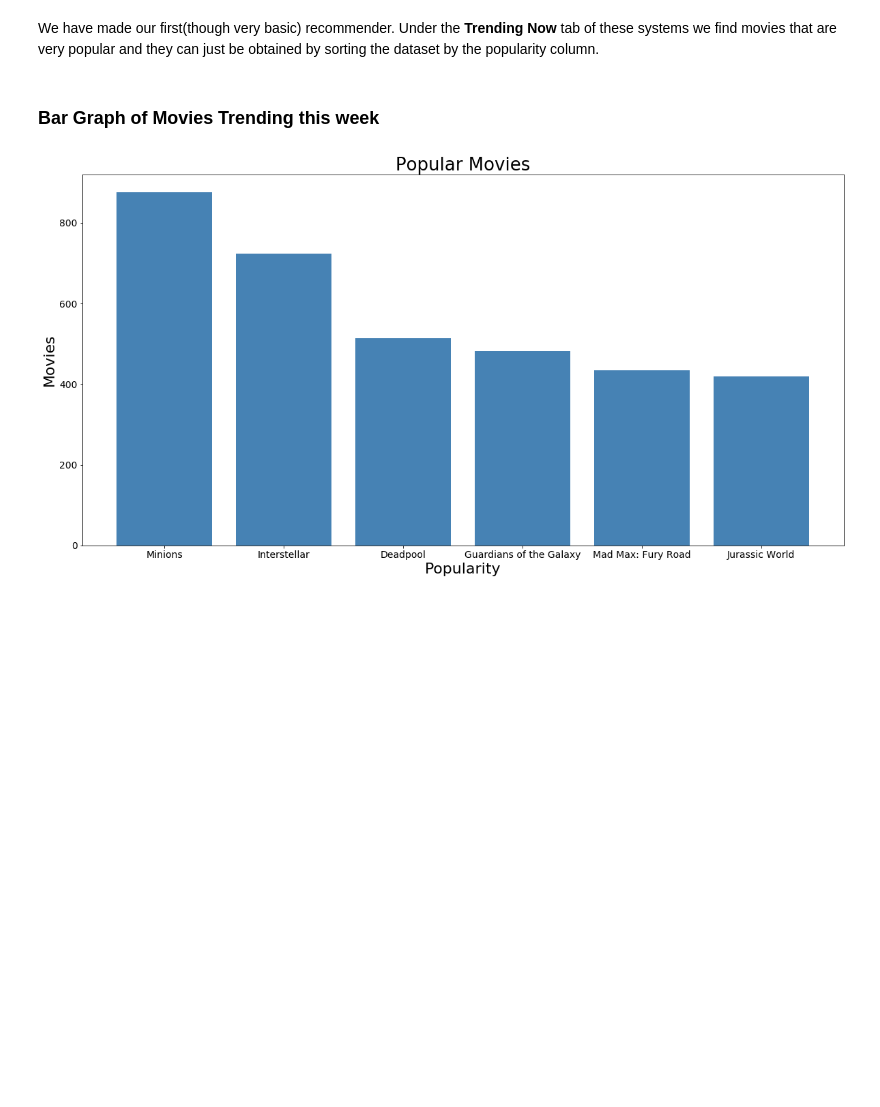
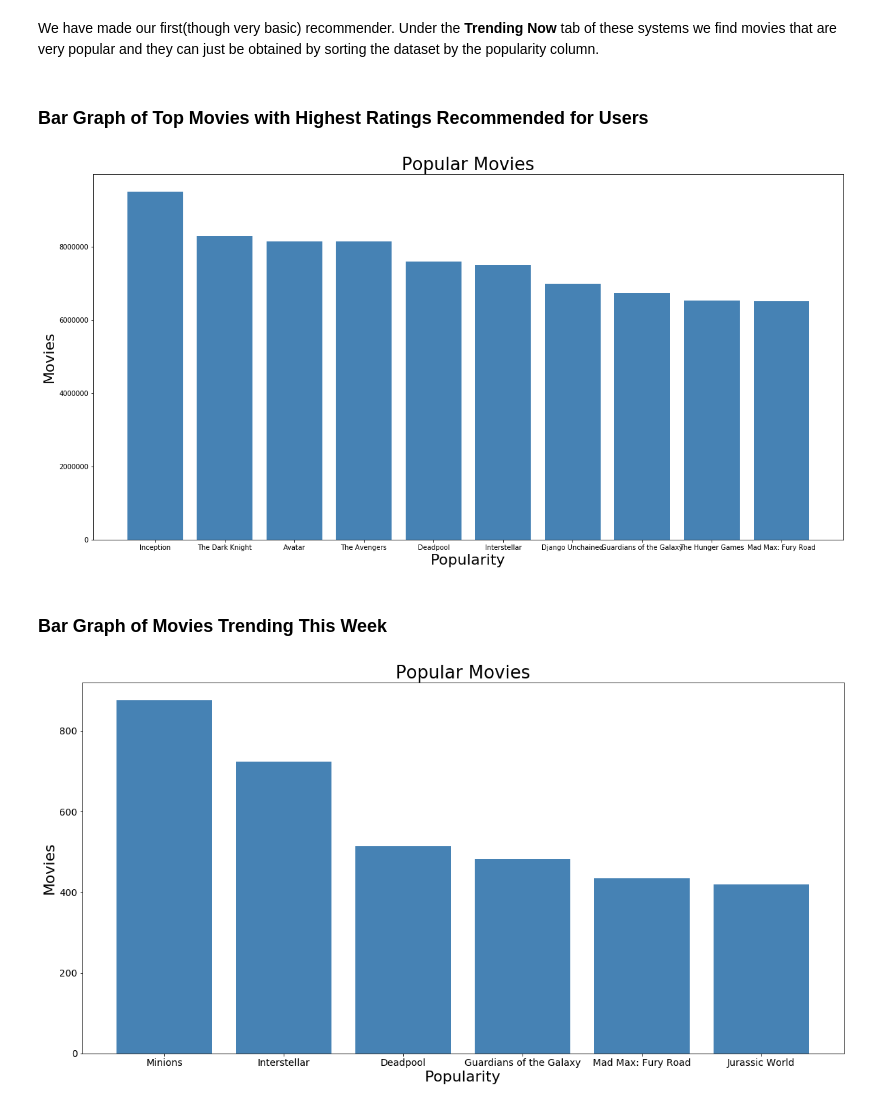
Before and after one commit to vishwasbasotra/Movie-Recommender-Systems, a Jupyter notebook: Demographic Filtering.ipynb, the cells around one changed output. Saved outputs shown, nothing was run; the diff lists cells and outputs as text; code cells hidden in the pictures; blank space fills up the shorter version.

Commit message:
Adding new Bar Graph for Highest Rated Movies

```diff
--- a/Demographic Filtering.ipynb
+++ b/Demographic Filtering.ipynb
@@ -180,8 +180,26 @@ We have made our first(though very basic) recommender. Under the __Trending Now_
 # %%
 # Importing matplotlib library for plotting
 import matplotlib.pyplot as plt
+# %% [markdown]
+### Bar Graph of Top Movies with Highest Ratings Recommended for Users
+# %%
+plt.rcParams.update({'font.size': 10})
+plt.figure(figsize=(20,10))
+
+pop = dataset2.sort_values(by='popularity', ascending=False)
+plt.bar(q_movies['title'].head(10),
+        q_movies['score'].head(10),
+        align='center',
+        color='steelblue'
+       )
+plt.xlabel("Popularity", fontsize=22)
+plt.ylabel('Movies', fontsize=22)
+plt.title("Popular Movies", fontsize=26)
+plt.show()
+# %% [output]
+[figure, added]
 # %% [markdown]
-### Bar Graph of Movies Trending this week
+### Bar Graph of Movies Trending This Week
 # %%
 plt.rcParams.update({'font.size': 14})
 plt.figure(figsize=(20,10))
```
